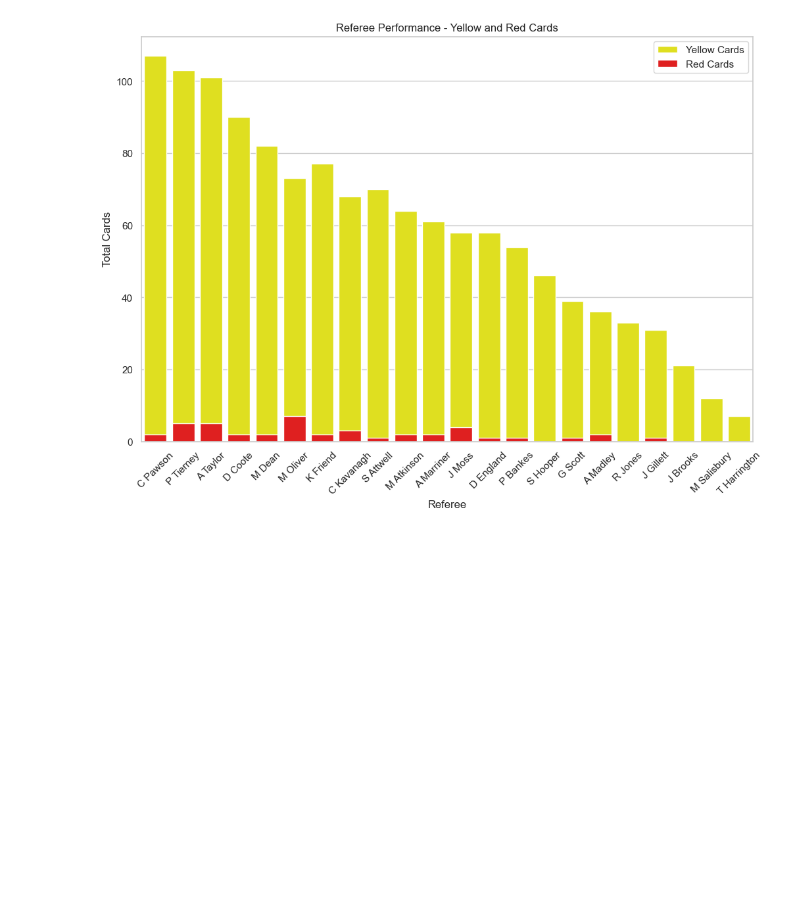
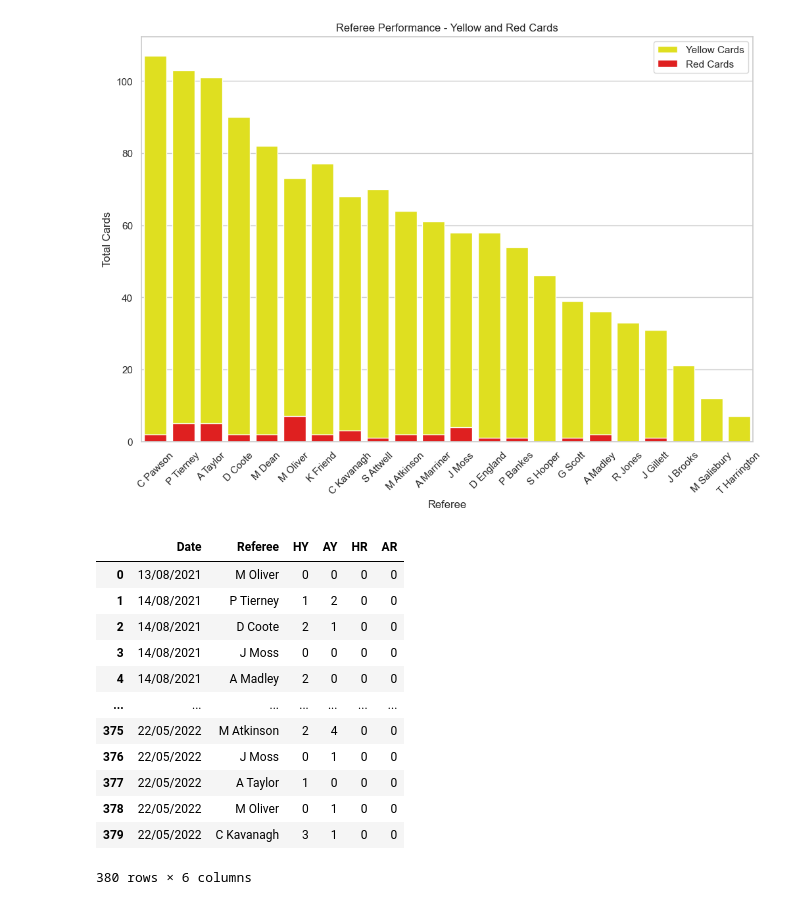
Before and after one commit to HenriRhodes/EPL_Analysis, a Jupyter notebook: EPL-notebook.ipynb, the cells around one changed output. Saved outputs shown, nothing was run; the diff lists cells and outputs as text; code cells hidden in the pictures; blank space fills up the shorter version.

Commit message:
Basic Referee performance overview

```diff
--- a/EPL-notebook.ipynb
+++ b/EPL-notebook.ipynb
@@ -87,3 +86,22 @@ plt.xticks(rotation=45)
 plt.show()
 # %% [output]
 [figure]
+# %%
+# A fairer analysis would be to compare the number of each card each referee issued per game
+dated_columns_to_keep = ['Date','Referee', 'HY', 'AY', 'HR', 'AR']
+referee_cards_per_date = df[dated_columns_to_keep]
+referee_cards_per_date
+# %% [output]
+|  | Date | Referee | HY | AY | HR | AR |
+| 0 | 13/08/2021 | M Oliver | 0 | 0 | 0 | 0 |
+| 1 | 14/08/2021 | P Tierney | 1 | 2 | 0 | 0 |
+| 2 | 14/08/2021 | D Coote | 2 | 1 | 0 | 0 |
+| 3 | 14/08/2021 | J Moss | 0 | 0 | 0 | 0 |
+| 4 | 14/08/2021 | A Madley | 2 | 0 | 0 | 0 |
+| ... | ... | ... | ... | ... | ... | ... |
+| 375 | 22/05/2022 | M Atkinson | 2 | 4 | 0 | 0 |
+| 376 | 22/05/2022 | J Moss | 0 | 1 | 0 | 0 |
+| 377 | 22/05/2022 | A Taylor | 1 | 0 | 0 | 0 |
+| 378 | 22/05/2022 | M Oliver | 0 | 1 | 0 | 0 |
+| 379 | 22/05/2022 | C Kavanagh | 3 | 1 | 0 | 0 |
+380 rows × 6 columns
```
Also changed, not shown: parts of 5 cells of this notebook.
